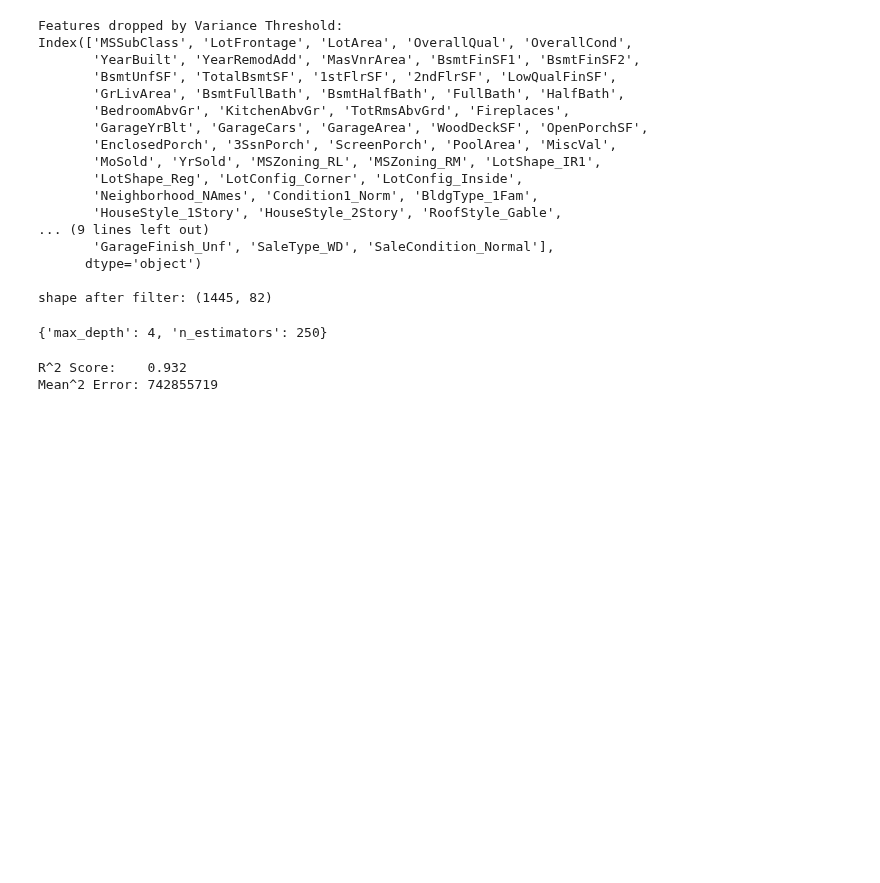
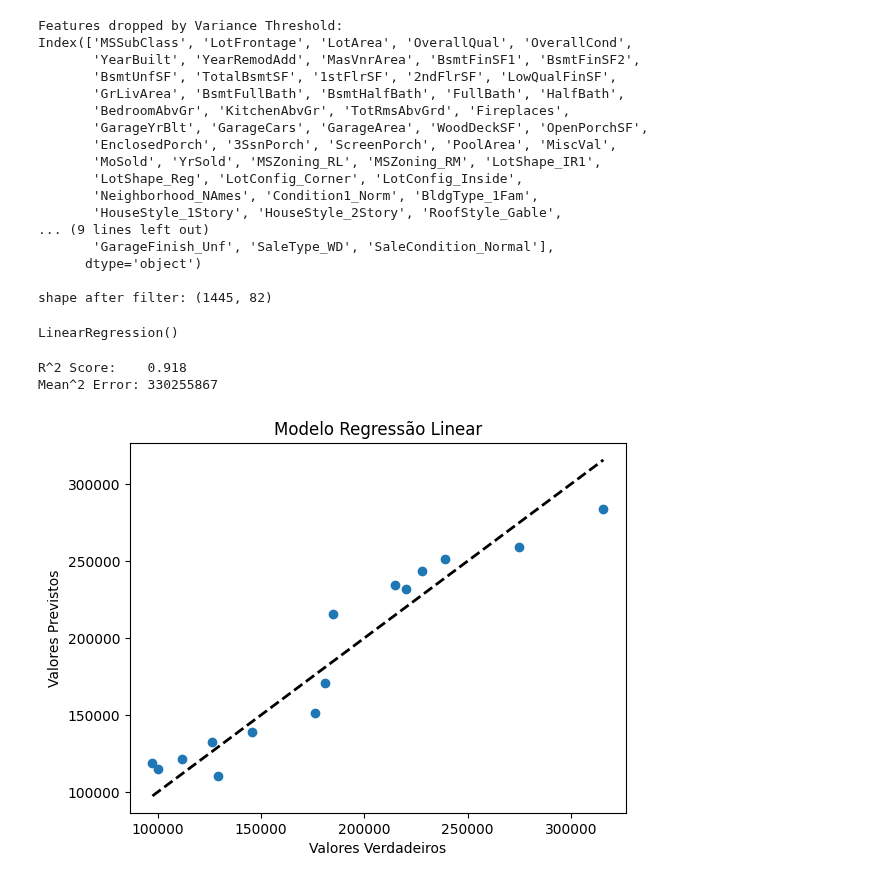
Before and after one commit to viniciusparede/house-prices-prediction-ppgia, a Jupyter notebook: notebooks/linear_regression_prediction.ipynb, the cells around one changed output. Drawn from its saved outputs; the diff is of its cells as text; code cells hidden in the pictures; blank space fills up the shorter version.

```diff
--- a/notebooks/linear_regression_prediction.ipynb
+++ b/notebooks/linear_regression_prediction.ipynb
@@ -255,18 +317,3 @@ Index(['MSSubClass', 'LotFrontage', 'LotArea', 'OverallQual', 'OverallCond',
       dtype='object')
 
 shape after filter: (1445, 82)
-# %%
-# Fit Model
-from sklearn.ensemble import GradientBoostingRegressor
-from sklearn.model_selection import GridSearchCV
-
-parameters = {"n_estimators": [100, 150, 200, 250], "max_depth": [2, 3, 4]}
-
-boost = GradientBoostingRegressor(learning_rate=0.1)
-grid = GridSearchCV(
-    estimator=boost, param_grid=parameters, scoring="neg_root_mean_squared_error"
-)
-grid.fit(X_train_filter, y_train)
-print(grid.best_params_)
-# %% [output]
-{'max_depth': 4, 'n_estimators': 250}
@@ -276,4 +320,18 @@ y_pred = grid.predict(X_test_filter)
+# %%
+# Fit
+from sklearn.linear_model import LinearRegression
+
+# Criar um modelo de regressão linear
+model = LinearRegression()
+
+# Treinar o modelo
+model.fit(X_train_filter, y_train)
+# %% [output]
+LinearRegression()
 # %%
+# Predict
+y_pred = model.predict(X_test_filter)
+
 # Evaluation
 from sklearn.metrics import r2_score, mean_squared_error
 
@@ -283,5 +341,24 @@ print(f"R^2 Score:    {r2_score(y_test, y_pred):.3f}")
 # Mean_Squared_Error <- Real Target
 print(f"Mean^2 Error: {mean_squared_error(y_test, y_pred):.0f}")
 # %% [output]
-R^2 Score:    0.932
-Mean^2 Error: 742855719
+R^2 Score:    0.918
+Mean^2 Error: 330255867
+# %%
+import matplotlib.pyplot as plt
+import numpy as np
+
+# plotar valores verdadeiros vs valores previstos
+plt.scatter(y_test, y_pred)
+
+# traçar a linha de regressão linear
+plt.plot([min(y_test), max(y_test)], [min(y_test), max(y_test)], "k--", lw=2)
+
+# definir rótulos e título
+plt.xlabel("Valores Verdadeiros")
+plt.ylabel("Valores Previstos")
+plt.title("Modelo Regressão Linear")
+
+# mostrar o gráfico
+plt.show()
+# %% [output]
+[figure, added]
```
Also changed, not shown: parts of 4 cells of this notebook.
